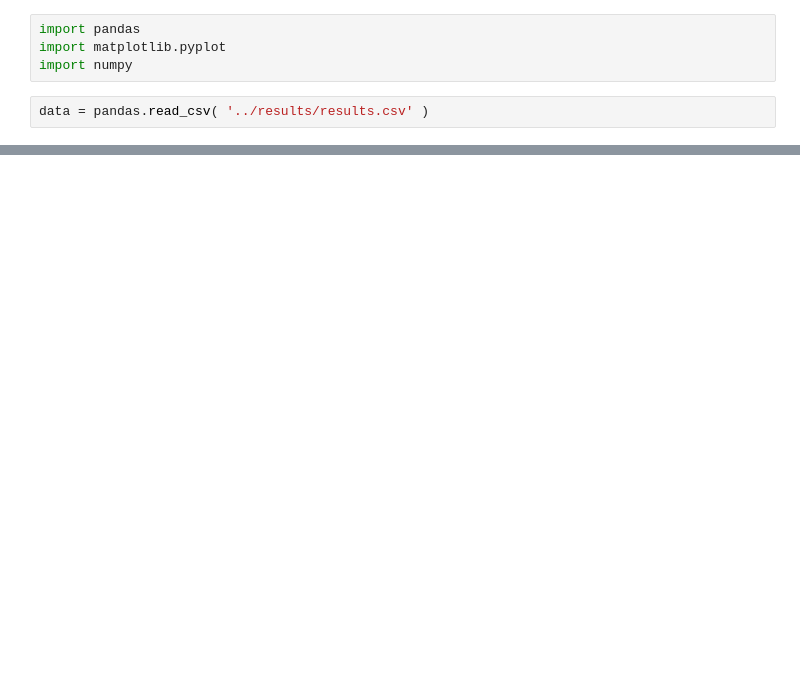
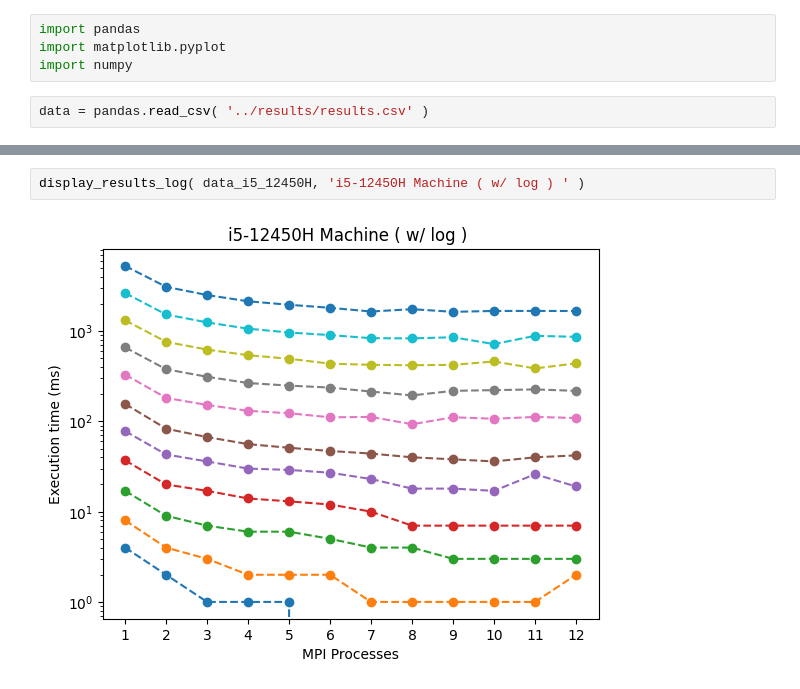
Before and after one commit to AndrejFinki/ECG_Parallel_Compression, a Jupyter notebook: src/visualize.ipynb, the cells around one changed output, grey strips where cells are left out. Cells and saved outputs as stored; diff of their text form; blank space fills up the shorter version.

```diff
--- a/src/visualize.ipynb
+++ b/src/visualize.ipynb
@@ -56,0 +79,4 @@ display_results( data_i5_12450H, 'i5-12450H Machine' )
+# %%
+display_results_log( data_i5_12450H, 'i5-12450H Machine ( w/ log ) ' )
+# %% [output]
+[figure, added]
```
Also changed, not shown: parts of 9 cells of this notebook, 8 other files.
